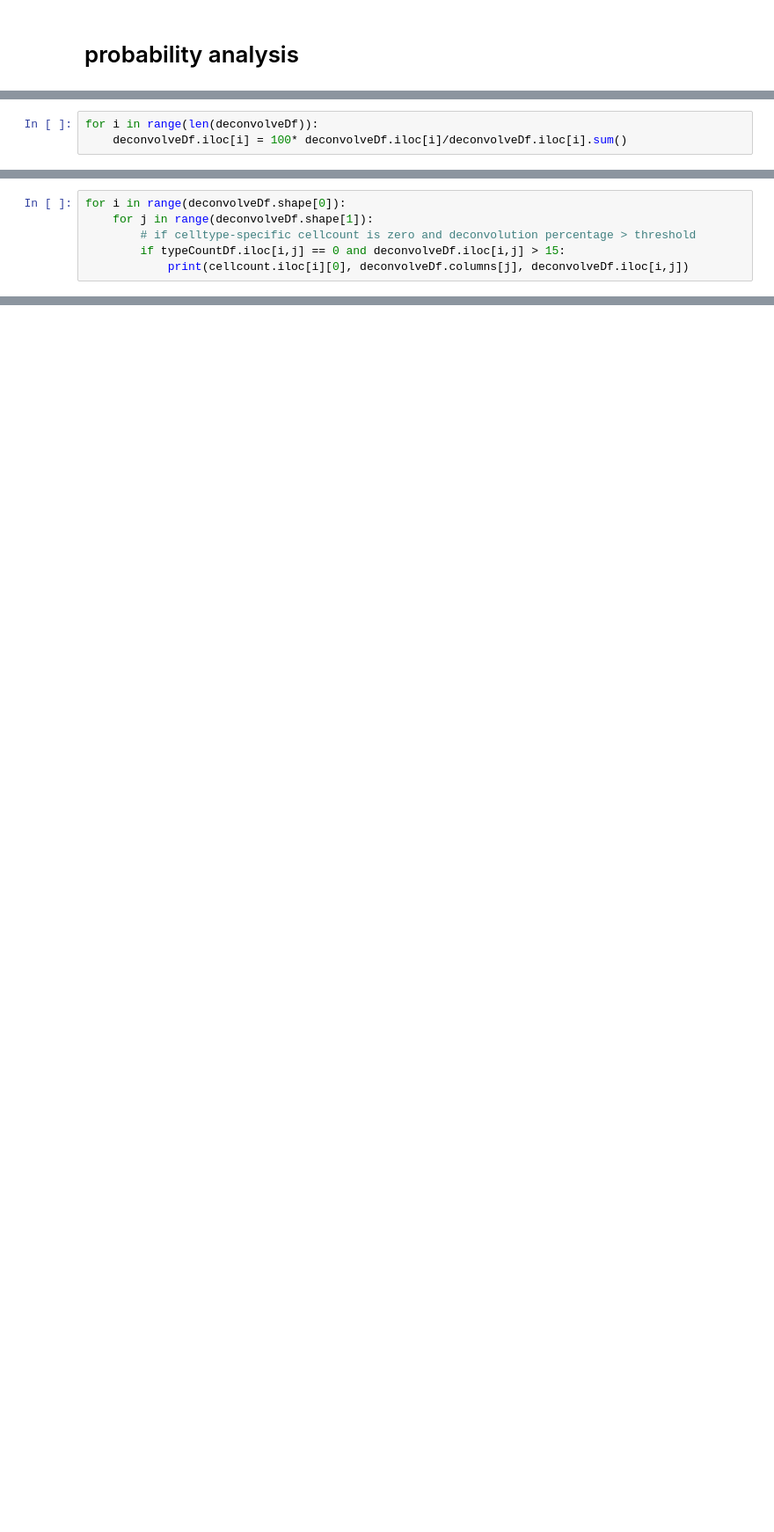
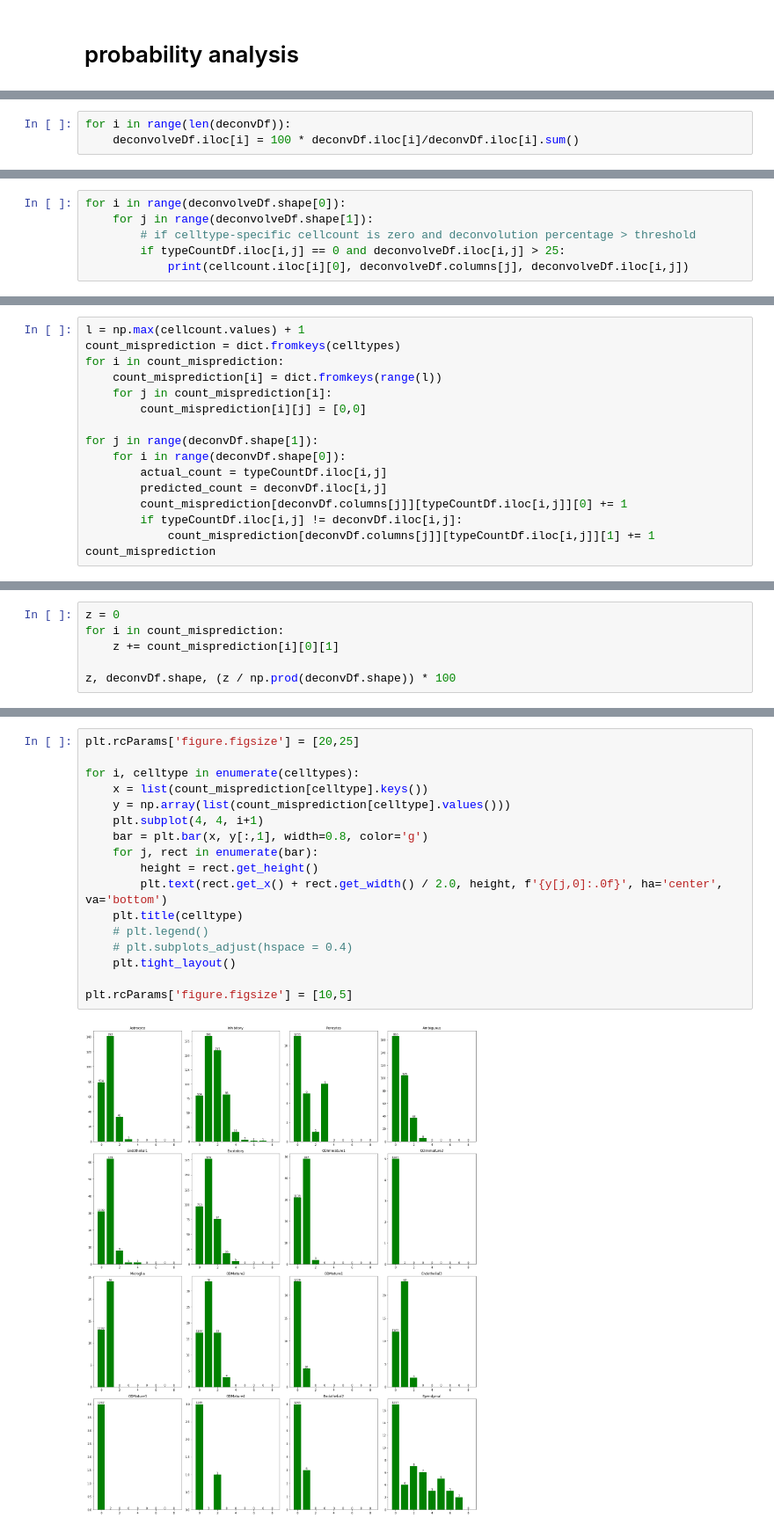
Before and after one commit to 3N4N/stloc, a Jupyter notebook: MERFISH_Tangram.ipynb, the cells around one changed output, grey strips where cells are left out. Shown at 88% size. Cells and saved outputs as stored; diff of their text form; blank space fills up the shorter version.

```diff
--- a/MERFISH_Tangram.ipynb
+++ b/MERFISH_Tangram.ipynb
@@ -205,6 +205,6 @@ deconvolveDf.head()
 # %%
-for i in range(len(deconvolveDf)):
-    deconvolveDf.iloc[i] = 100* deconvolveDf.iloc[i]/deconvolveDf.iloc[i].sum()
+for i in range(len(deconvDf)):
+    deconvolveDf.iloc[i] = 100 * deconvDf.iloc[i]/deconvDf.iloc[i].sum()
 # %%
 print(deconvolveDf.head())
 deconvolveDf.to_csv("tangramDeconvolved.csv",index= False)
@@ -292,6 +280,6 @@ for  c in celltypes:
 for i in range(deconvolveDf.shape[0]):
     for j in range(deconvolveDf.shape[1]):
         # if celltype-specific cellcount is zero and deconvolution percentage > threshold
-        if typeCountDf.iloc[i,j] == 0 and deconvolveDf.iloc[i,j] > 15:
+        if typeCountDf.iloc[i,j] == 0 and deconvolveDf.iloc[i,j] > 25:
             print(cellcount.iloc[i][0], deconvolveDf.columns[j], deconvolveDf.iloc[i,j])
 # %% [output]
@@ -323 +315,17 @@ cellcount
 dtype: int64
+# %%
+l = np.max(cellcount.values) + 1
+count_misprediction = dict.fromkeys(celltypes)
+for i in count_misprediction:
+    count_misprediction[i] = dict.fromkeys(range(l))
+    for j in count_misprediction[i]:
+        count_misprediction[i][j] = [0,0]
+
+for j in range(deconvDf.shape[1]):
+    for i in range(deconvDf.shape[0]):
+        actual_count = typeCountDf.iloc[i,j]
+        predicted_count = deconvDf.iloc[i,j]
+        count_misprediction[deconvDf.columns[j]][typeCountDf.iloc[i,j]][0] += 1
+        if typeCountDf.iloc[i,j] != deconvDf.iloc[i,j]:
+            count_misprediction[deconvDf.columns[j]][typeCountDf.iloc[i,j]][1] += 1
+count_misprediction
@@ -323,0 +350,6 @@ dtype: int64
+# %%
+z = 0
+for i in count_misprediction:
+    z += count_misprediction[i][0][1]
+
+z, deconvDf.shape, (z / np.prod(deconvDf.shape)) * 100
@@ -323,0 +358,19 @@ dtype: int64
+# %%
+plt.rcParams['figure.figsize'] = [20,25]
+
+for i, celltype in enumerate(celltypes):
+    x = list(count_misprediction[celltype].keys())
+    y = np.array(list(count_misprediction[celltype].values()))
+    plt.subplot(4, 4, i+1)
+    bar = plt.bar(x, y[:,1], width=0.8, color='g')
+    for j, rect in enumerate(bar):
+        height = rect.get_height()
+        plt.text(rect.get_x() + rect.get_width() / 2.0, height, f'{y[j,0]:.0f}', ha='center', va='bottom')
+    plt.title(celltype)
+    # plt.legend()
+    # plt.subplots_adjust(hspace = 0.4)
+    plt.tight_layout()
+
+plt.rcParams['figure.figsize'] = [10,5]
+# %% [output]
+[figure, added]
```
Also changed, not shown: parts of 20 cells of this notebook.
